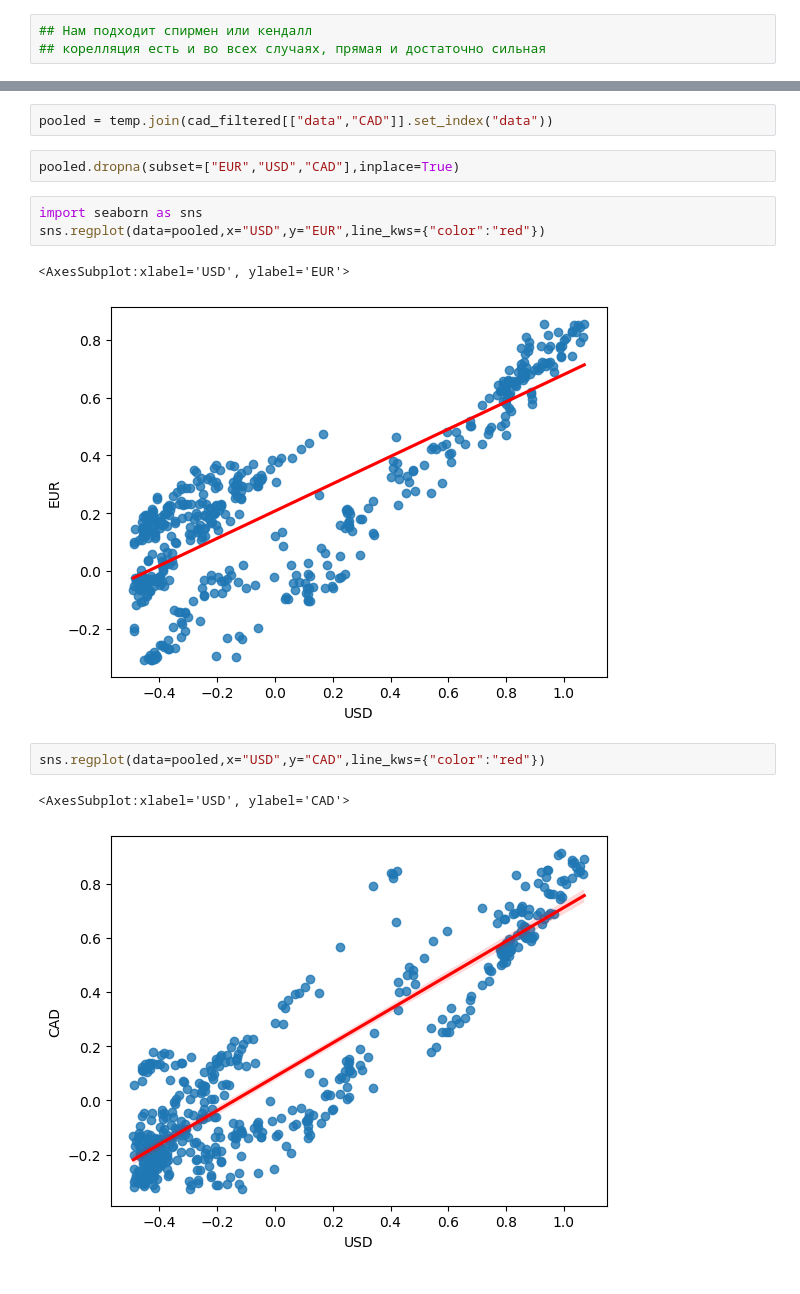
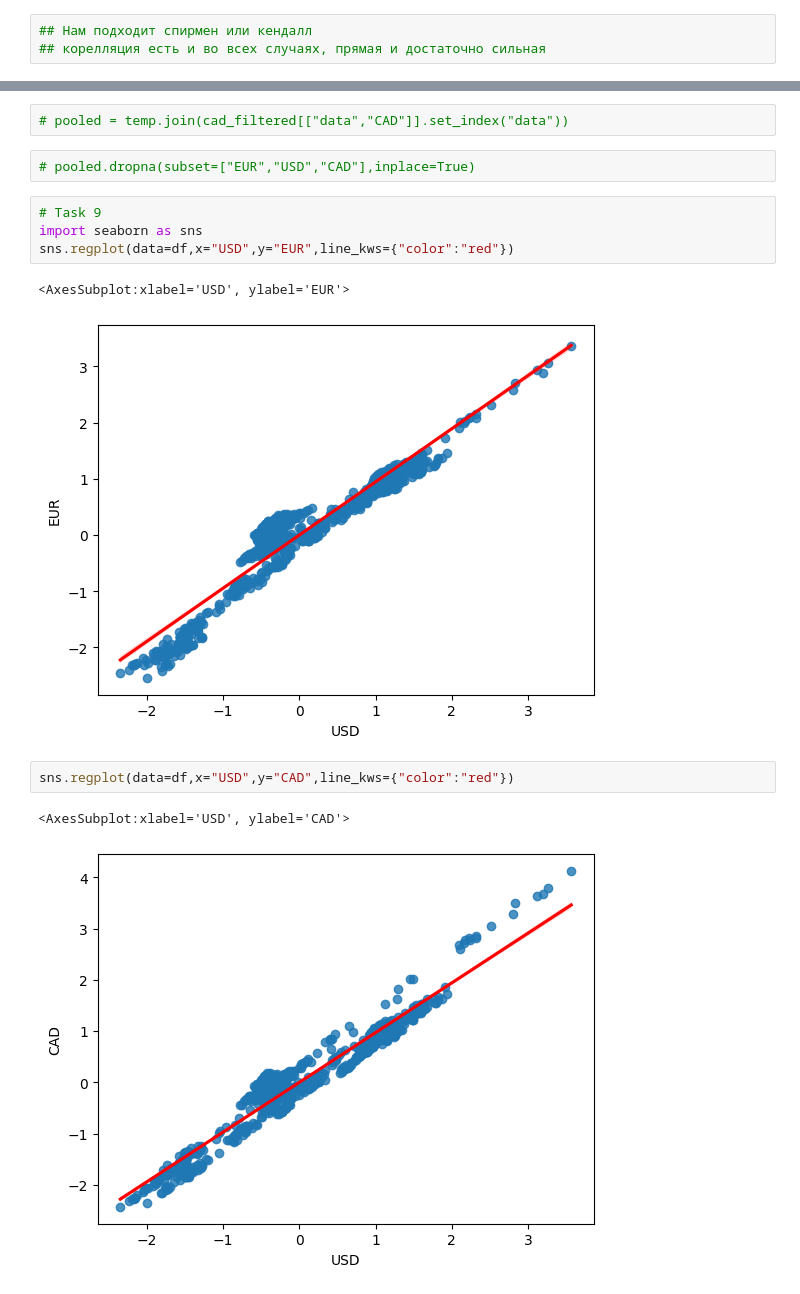
Before and after one commit to mmonastyrskiy/7_sem, a Jupyter notebook: ML/lab/lab2/Lab2.ipynb, the cells around one changed output, grey strips where cells are left out. Saved outputs shown, nothing was run; the diff lists cells and outputs as text.

```diff
--- a/ML/lab/lab2/Lab2.ipynb
+++ b/ML/lab/lab2/Lab2.ipynb
@@ -251,16 +238,17 @@ temp = usd_filtered[["data","USD"]].set_index("data").join(eur_filtered[["data",
 # %%
-pooled = temp.join(cad_filtered[["data","CAD"]].set_index("data"))
+# pooled = temp.join(cad_filtered[["data","CAD"]].set_index("data"))
 # %%
-pooled.dropna(subset=["EUR","USD","CAD"],inplace=True)
+# pooled.dropna(subset=["EUR","USD","CAD"],inplace=True)
 # %%
+# Task 9
 import seaborn as sns
-sns.regplot(data=pooled,x="USD",y="EUR",line_kws={"color":"red"})
+sns.regplot(data=df,x="USD",y="EUR",line_kws={"color":"red"})
 # %% [output]
 <AxesSubplot:xlabel='USD', ylabel='EUR'>
-[figure, old version]
+[figure, new version]
 # %%
-sns.regplot(data=pooled,x="USD",y="CAD",line_kws={"color":"red"})
+sns.regplot(data=df,x="USD",y="CAD",line_kws={"color":"red"})
 # %% [output]
 <AxesSubplot:xlabel='USD', ylabel='CAD'>
-[figure, old version]
+[figure, new version]
 # %%
```
Also changed, not shown: parts of 17 cells of this notebook, 1 other file.
